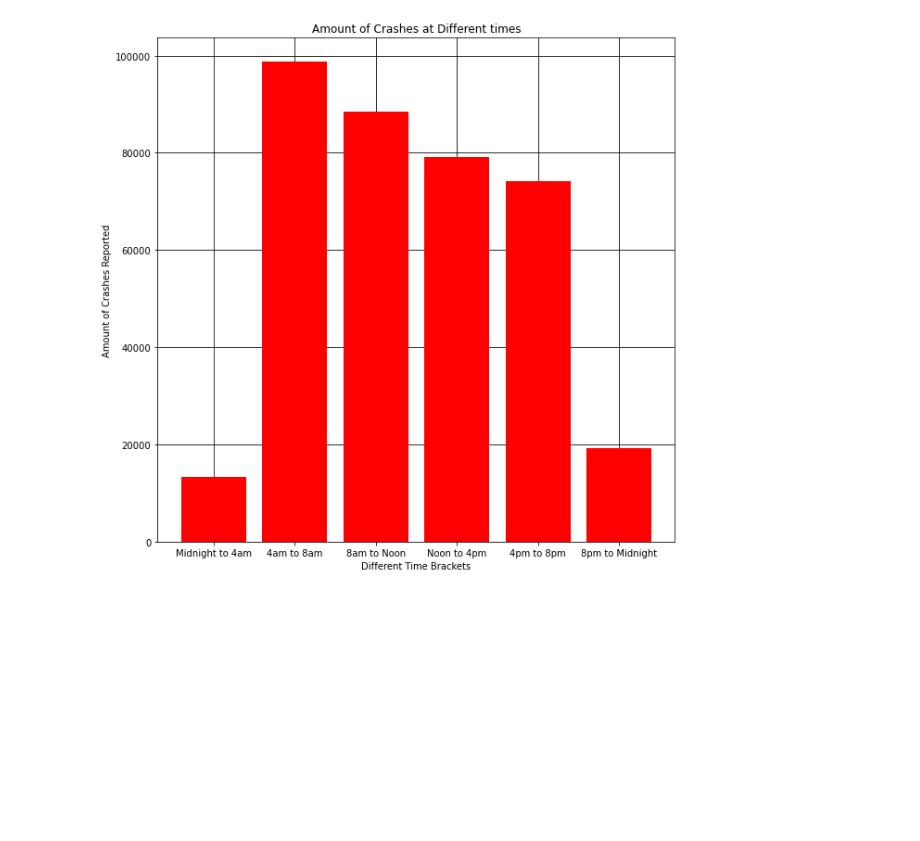
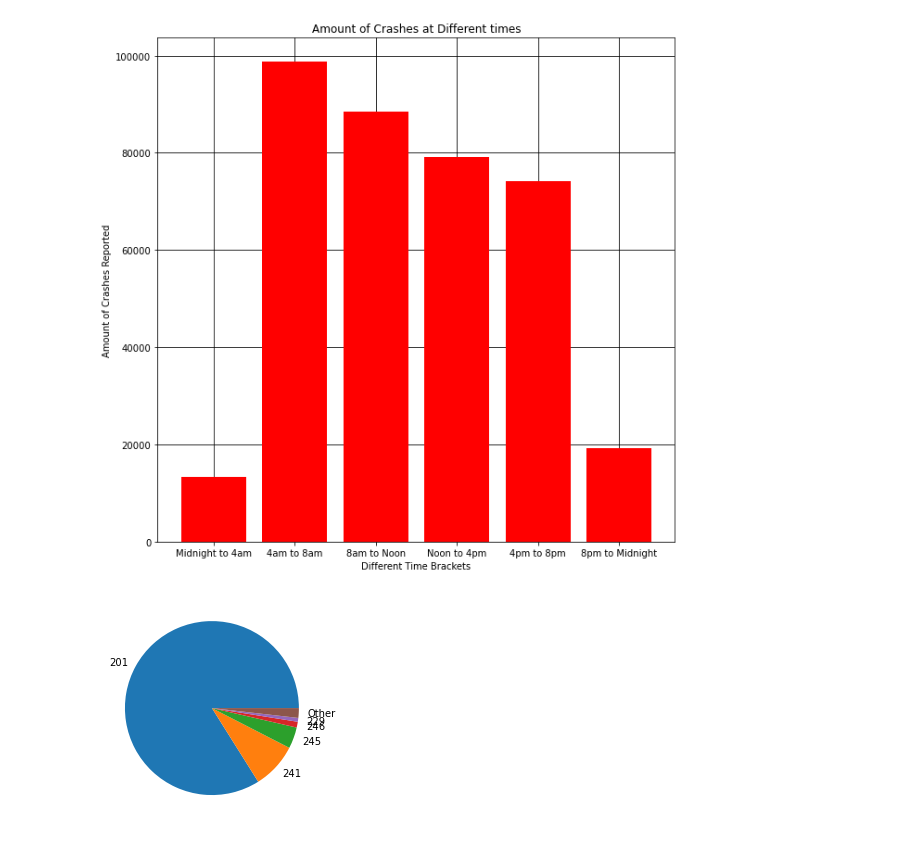
Before and after one commit to bjohnson90/data_science_group_project_1, a Jupyter notebook: final_notebook.ipynb, the cells around one changed output. Saved outputs shown, nothing was run; the diff lists cells and outputs as text; code cells hidden in the pictures; blank space fills up the shorter version.

Commit message:
moved carlos' graphs to main notebook

```diff
--- a/final_notebook.ipynb
+++ b/final_notebook.ipynb
@@ -166,3 +166,13 @@ plt.ylim(0, max(hour_nums)+5000)
 plt.savefig("data/BarPlot.png")
 # %% [output]
 [figure]
+# %%
+#carlo's plot 1
+%matplotlib inline
+import matplotlib.pyplot as plt
+xp_vals = [252889,25671,11908,3237,2140,5458]
+exp_labels = ["201","241","245","246","229","Other"]
+plt.pie(xp_vals,labels=exp_labels)
+plt.show()
+# %% [output]
+[figure, added]
```
Also changed, not shown: parts of 10 cells of this notebook, 1 other file.
